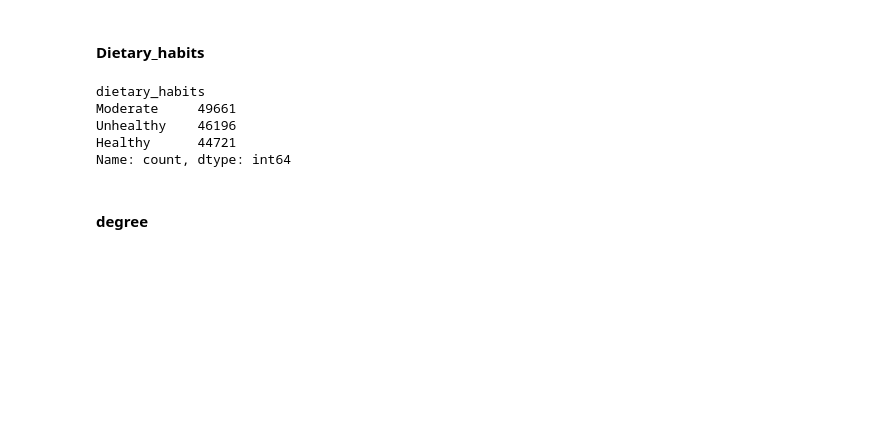
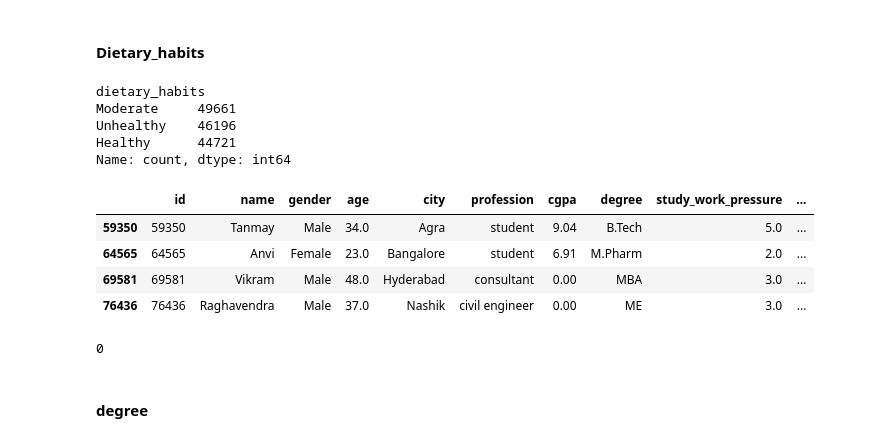
Before and after one commit to KyoungmiKwon/trainingAtAiffel, a Jupyter notebook: Datathon/01_DataCleaning.ipynb, the cells around one changed output. Cells and saved outputs as stored; diff of their text form; code cells hidden in the pictures; blank space fills up the shorter version.

```diff
--- a/Datathon/01_DataCleaning.ipynb
+++ b/Datathon/01_DataCleaning.ipynb
@@ -503,11 +509,12 @@ Name: count, dtype: int64
 #### Dietary_habits
 # %%
 df_7['dietary_habits'].value_counts()
+
 # dietary_habits value_counts()가 5개 이하 인 데이터 삭제
 # 5개 이하인 dietary_habits
 
 b = df_7['dietary_habits'].value_counts()[df_7['dietary_habits'].value_counts() <= 5].index
-df_7 = df_7[~df_7['dietary_habits'].isin(b)]
+df_7 = df_7[~(df_7['dietary_habits'].isin(b))]
 df_7['dietary_habits'].value_counts()
 # %% [output]
 dietary_habits
@@ -515,6 +522,19 @@ Moderate     49661
 Unhealthy    46196
 Healthy      44721
 Name: count, dtype: int64
+# %%
+df_7[df_7['dietary_habits'].isna()]
+# %% [output]
+|  | id | name | gender | age | city | profession | cgpa | degree | study_work_pressure | ... |
+| 59350 | 59350 | Tanmay | Male | 34.0 | Agra | student | 9.04 | B.Tech | 5.0 | ... |
+| 64565 | 64565 | Anvi | Female | 23.0 | Bangalore | student | 6.91 | M.Pharm | 2.0 | ... |
+| 69581 | 69581 | Vikram | Male | 48.0 | Hyderabad | consultant | 0.00 | MBA | 3.0 | ... |
+| 76436 | 76436 | Raghavendra | Male | 37.0 | Nashik | civil engineer | 0.00 | ME | 3.0 | ... |
+# %%
+df_7 = df_7.dropna(subset=['dietary_habits'])
+df_7['dietary_habits'].isna().sum() # 0 확인
+# %% [output]
+0
 # %% [markdown]
 #### degree
 # %%
```
Also changed, not shown: parts of 11 cells of this notebook.
